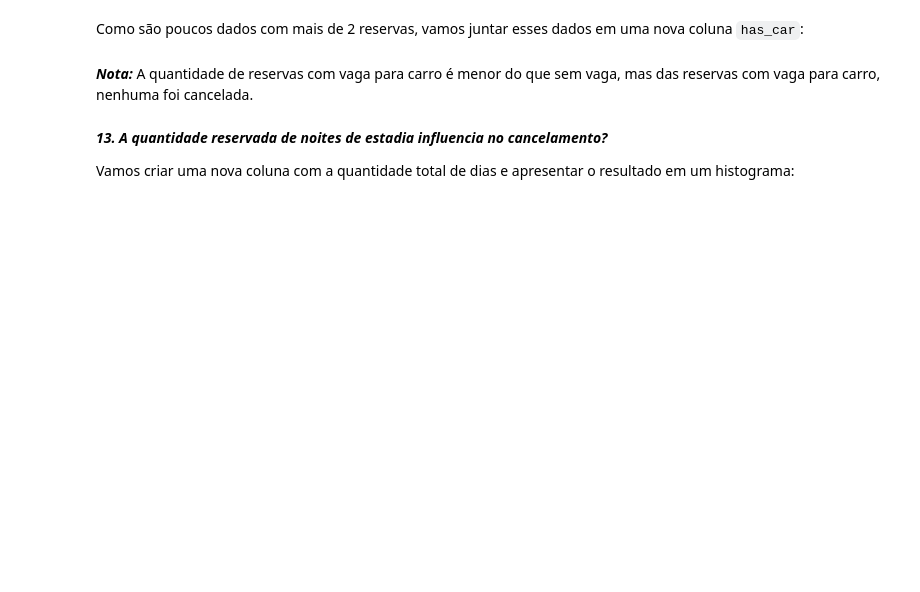
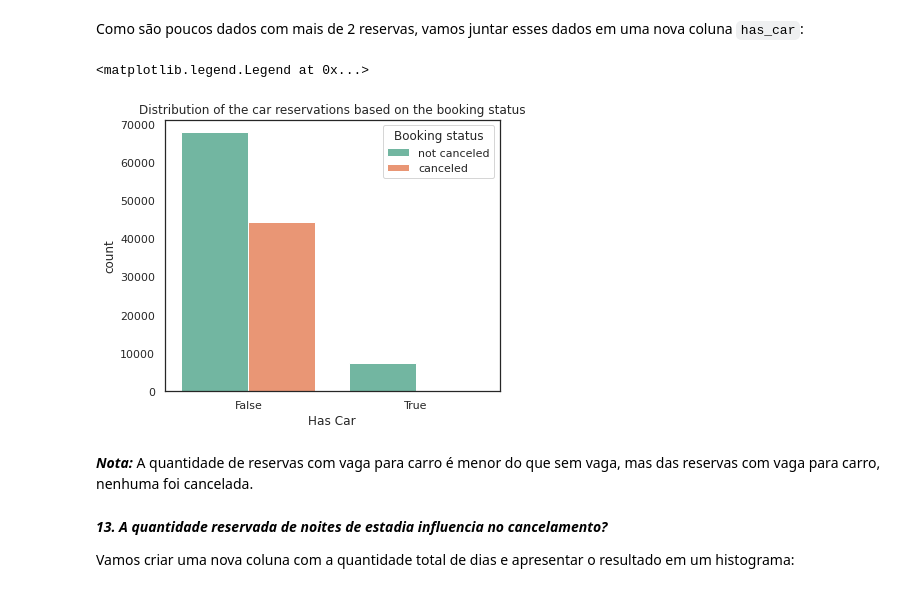
Before and after one commit to JaineBudke/Hotel-Booking-Demand, a Jupyter notebook: Exploratory_Analysis.ipynb, the cells around one changed output. Drawn from its saved outputs; the diff is of its cells as text; code cells hidden in the pictures; blank space fills up the shorter version.

```diff
--- a/Exploratory_Analysis.ipynb
+++ b/Exploratory_Analysis.ipynb
@@ -291,13 +387,18 @@ df['required_car_parking_spaces'].value_counts()
 Como são poucos dados com mais de 2 reservas, vamos juntar esses dados em uma nova coluna `has_car`:
 # %%
 df['has_car'] = df['required_car_parking_spaces'].apply(lambda x: 'True' if x >= 1 else 'False')
+
+plt.rcParams['figure.figsize'] = [6, 5]
 
 dist = sns.countplot(x=df['has_car'], hue = 'is_canceled', data = df, palette = 'Set2')
 
 dist.set(title = "Distribution of the car reservations based on the booking status",
          xlabel = "Has Car")
 
 plt.legend(title='Booking status', loc='upper right')
+# %% [output]
+<matplotlib.legend.Legend at 0x...>
+[figure, added]
 # %% [markdown]
 ***Nota:*** A quantidade de reservas com vaga para carro é menor do que sem vaga, mas das reservas com vaga para carro, nenhuma foi cancelada.
 # %% [markdown]
```
Also changed, not shown: parts of 20 cells of this notebook.
